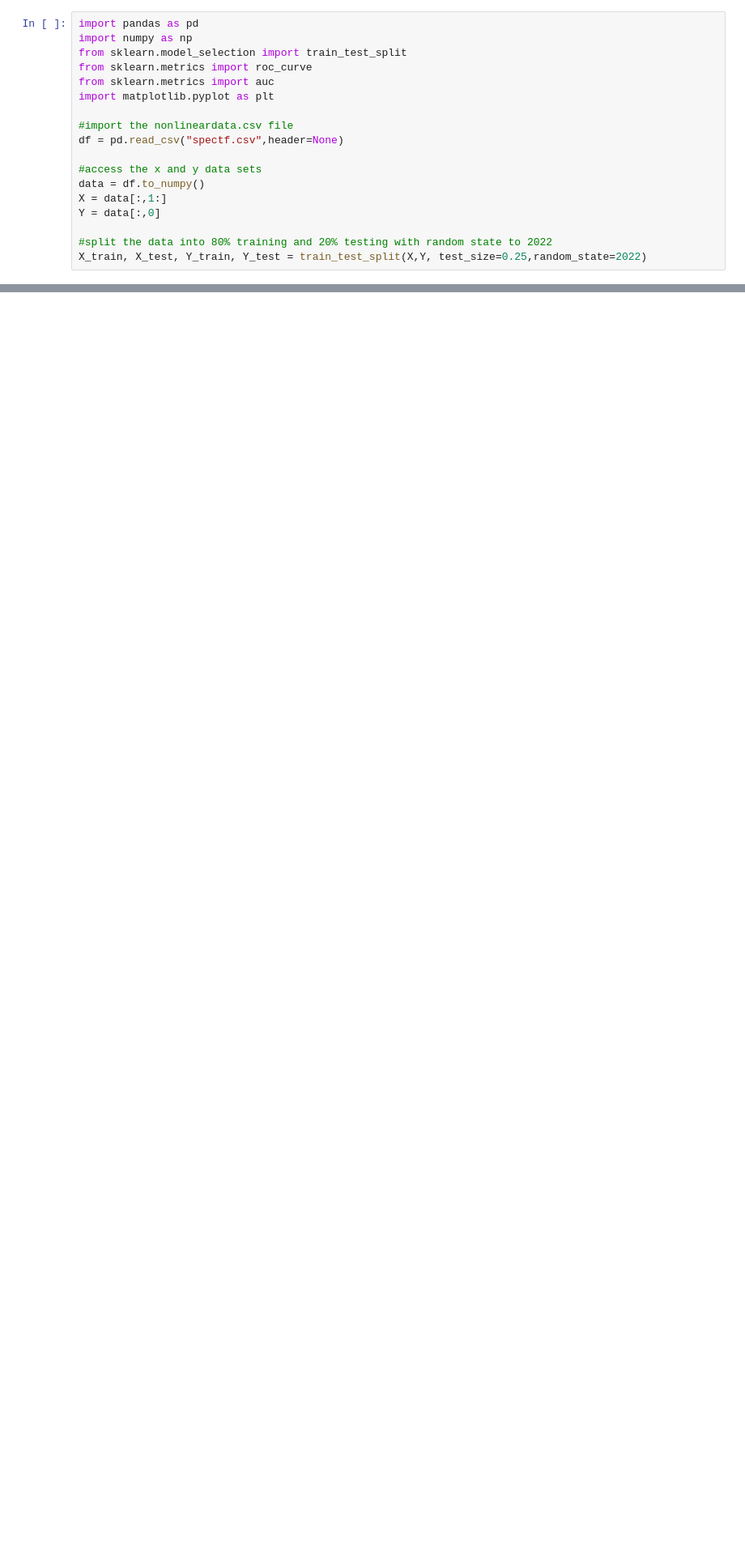
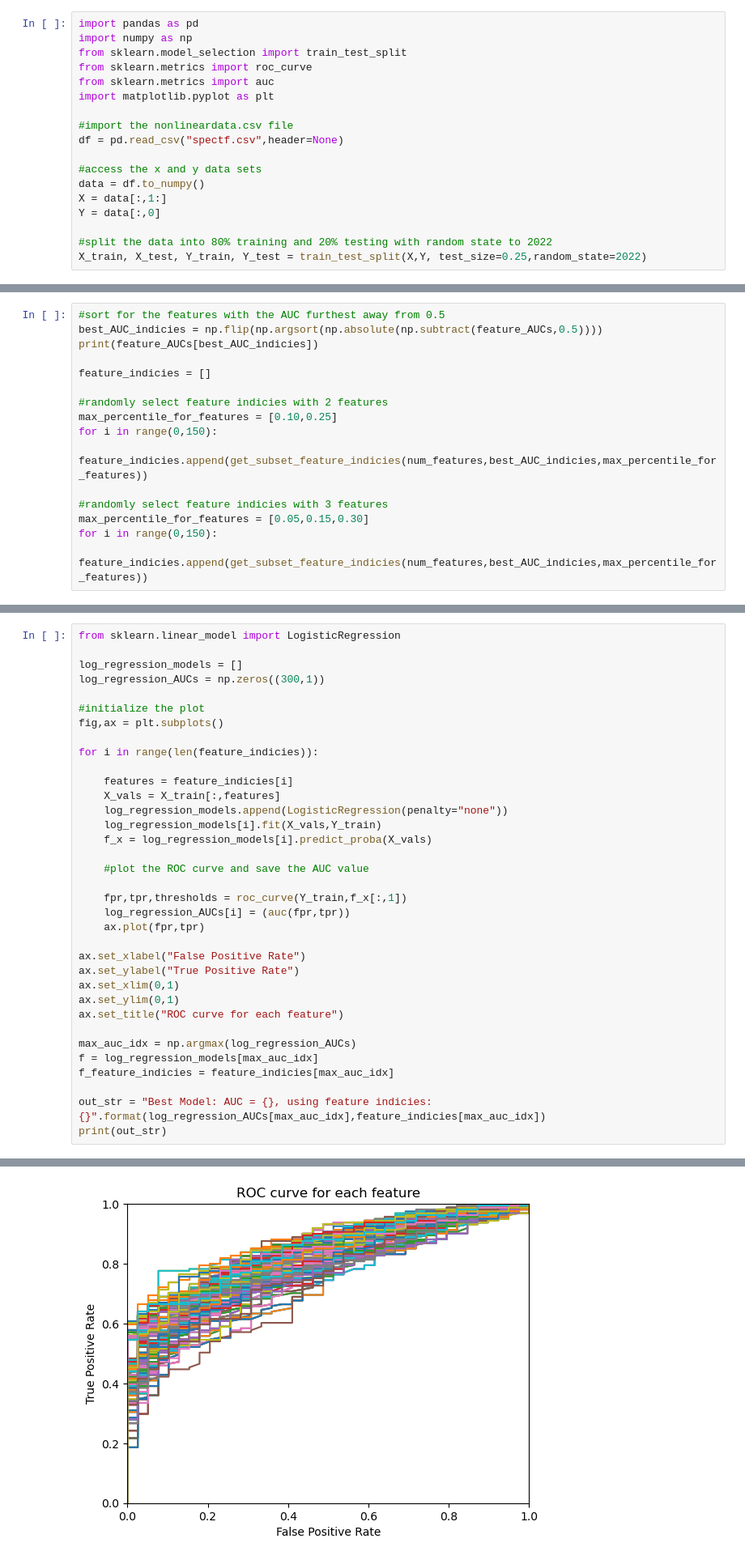
Before and after one commit to davidmhunt/coursework, a Jupyter notebook: COMPSCI 671_Theory and Algs ML/Homework/HW 3/dh_hw_3.ipynb, the cells around one changed output, grey strips where cells are left out. Shown at 81% size. Drawn from its saved outputs; the diff is of its cells as text; blank space fills up the shorter version.

```diff
--- a/COMPSCI 671_Theory and Algs ML/Homework/HW 3/dh_hw_3.ipynb
+++ b/COMPSCI 671_Theory and Algs ML/Homework/HW 3/dh_hw_3.ipynb
@@ -449,0 +473,16 @@ Next, I decided to co
+# %%
+#sort for the features with the AUC furthest away from 0.5
+best_AUC_indicies = np.flip(np.argsort(np.absolute(np.subtract(feature_AUCs,0.5))))
+print(feature_AUCs[best_AUC_indicies])
+
+feature_indicies = []
+
+#randomly select feature indicies with 2 features
+max_percentile_for_features = [0.10,0.25]
+for i in range(0,150):
+    feature_indicies.append(get_subset_feature_indicies(num_features,best_AUC_indicies,max_percentile_for_features))
+
+#randomly select feature indicies with 3 features
+max_percentile_for_features = [0.05,0.15,0.30]
+for i in range(0,150):
+    feature_indicies.append(get_subset_feature_indicies(num_features,best_AUC_indicies,max_percentile_for_features))
@@ -449,0 +500,36 @@ Next, I decided to co
+# %%
+from sklearn.linear_model import LogisticRegression
+
+log_regression_models = []
+log_regression_AUCs = np.zeros((300,1))
+
+#initialize the plot
+fig,ax = plt.subplots()
+
+for i in range(len(feature_indicies)):
+
+    features = feature_indicies[i]
+    X_vals = X_train[:,features]
+    log_regression_models.append(LogisticRegression(penalty="none"))
+    log_regression_models[i].fit(X_vals,Y_train)
+    f_x = log_regression_models[i].predict_proba(X_vals)
+
+    #plot the ROC curve and save the AUC value
+
+    fpr,tpr,thresholds = roc_curve(Y_train,f_x[:,1])
+    log_regression_AUCs[i] = (auc(fpr,tpr))
+    ax.plot(fpr,tpr)
+
+ax.set_xlabel("False Positive Rate")
+ax.set_ylabel("True Positive Rate")
+ax.set_xlim(0,1)
+ax.set_ylim(0,1)
+ax.set_title("ROC curve for each feature")
+
+max_auc_idx = np.argmax(log_regression_AUCs)
+f = log_regression_models[max_auc_idx]
+f_feature_indicies = feature_indicies[max_auc_idx]
+
+out_str = "Best Model: AUC = {}, using feature indicies: {}".format(log_regression_AUCs[max_auc_idx],feature_indicies[max_auc_idx])
+print(out_str)
+# %% [output]
@@ -449,0 +537 @@ Next, I decided to co
+[figure, added]
```
Also changed, not shown: parts of 21 cells of this notebook, 14 other files.
